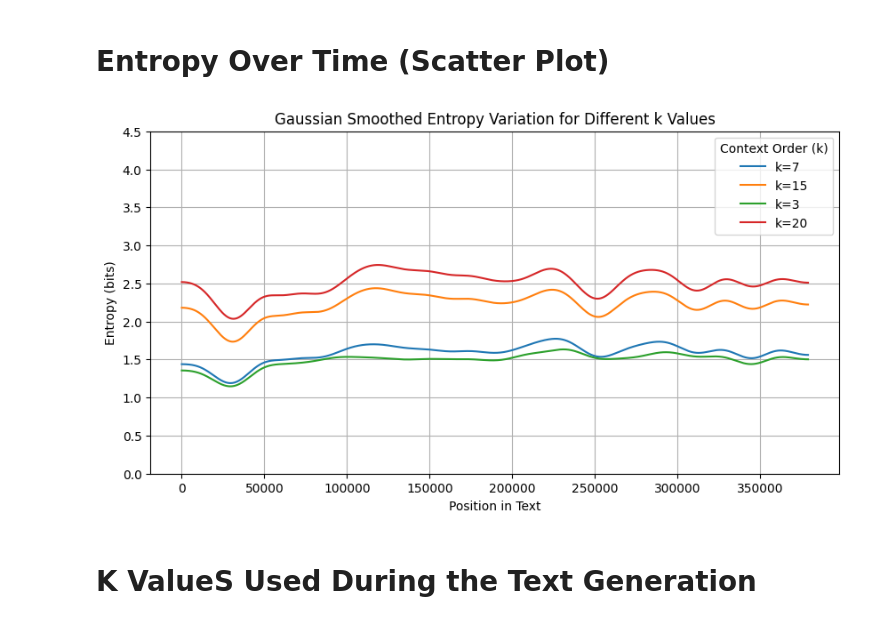
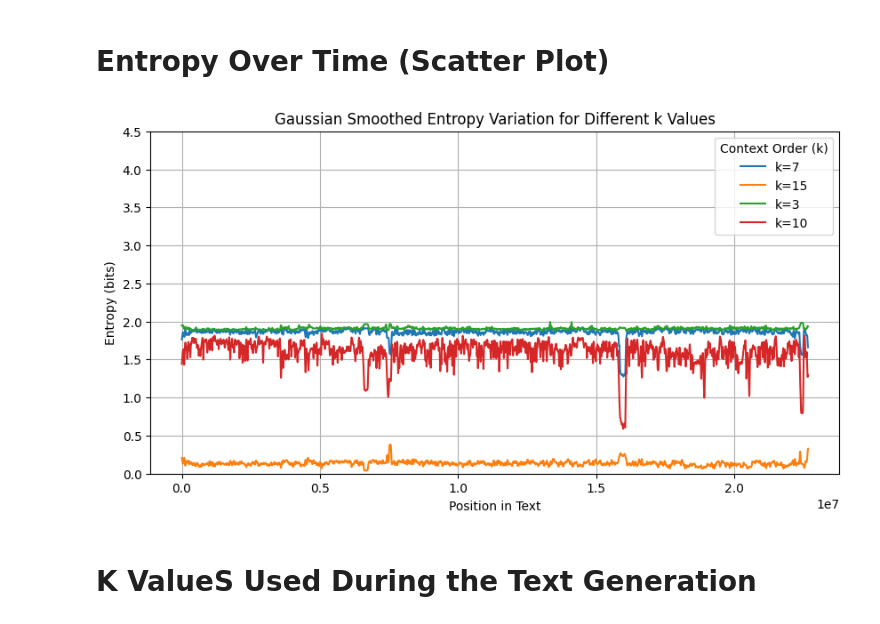
Before and after one commit to DiogoSilva1904/TAI_LB1, a Jupyter notebook: visualizations.ipynb, the cells around one changed output. Drawn from its saved outputs; the diff is of its cells as text; code cells hidden in the pictures.

Commit message:
some more plots done

```diff
--- a/visualizations.ipynb
+++ b/visualizations.ipynb
@@ -10,36 +10,36 @@ import glob
 sigma = 10000
 
 # Automatically find all entropy files matching the pattern "entropy_data_k*.csv"
-files = glob.glob("entropy_data_k*.csv")
+files = glob.glob("ficheiros_sequencia4/entropy_data_k*.csv")
 
 plt.figure(figsize=(10, 5))
 
 # Loop through each file
 for file in files:
     # Extract the value of k from the filename (assumes format "entropy_data_kX.csv")
     k_value = int(file.split("_k")[1].split(".csv")[0])
 
     # Read entropy data
     data = pd.read_csv(file)
 
     # Apply Gaussian smoothing
     data["smoothed_entropy"] = gaussian_filter1d(data["entropy_value"], sigma=sigma)
 
     # Plot each k with a different color
     plt.plot(data["position"], data["smoothed_entropy"], label=f"k={k_value}")
 
 # Plot settings
 plt.xlabel("Position in Text")
 plt.ylabel("Entropy (bits)")
 plt.title("Gaussian Smoothed Entropy Variation for Different k Values")
 plt.legend(title="Context Order (k)")
 plt.grid(True)
 plt.ylim(0, 4.5)
 
 # Show plot
 plt.show()
 # %% [output]
-[figure, old version]
+[figure, new version]
 # %% [markdown]
 # K ValueS Used During the Text Generation
 # %%
```
Also changed, not shown: parts of 2 cells of this notebook, 6 other files.
